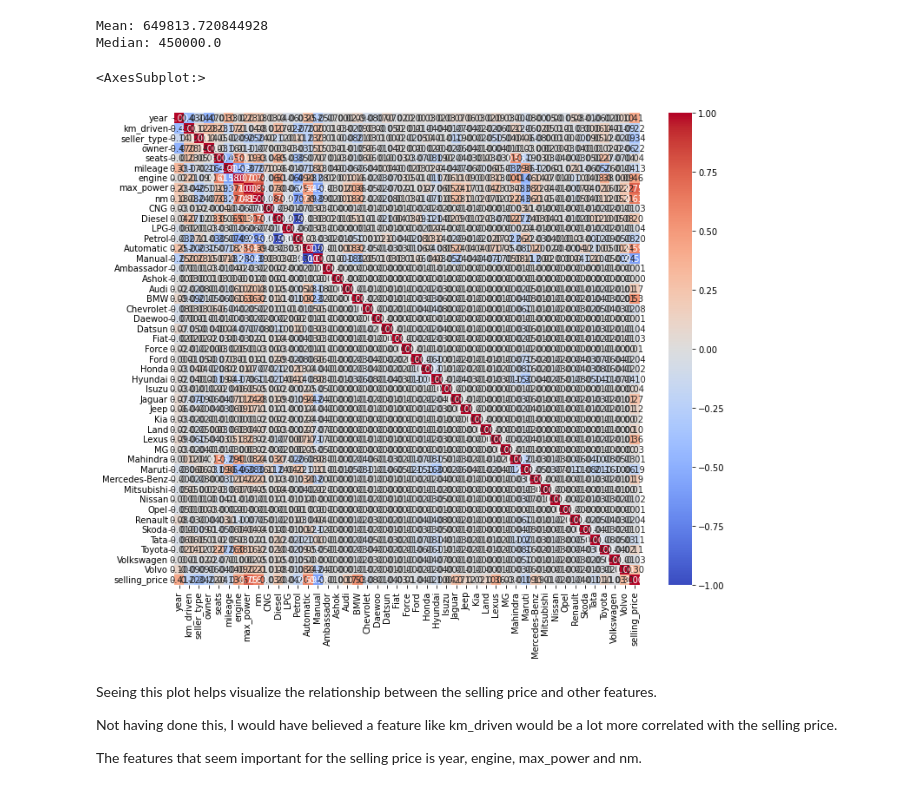
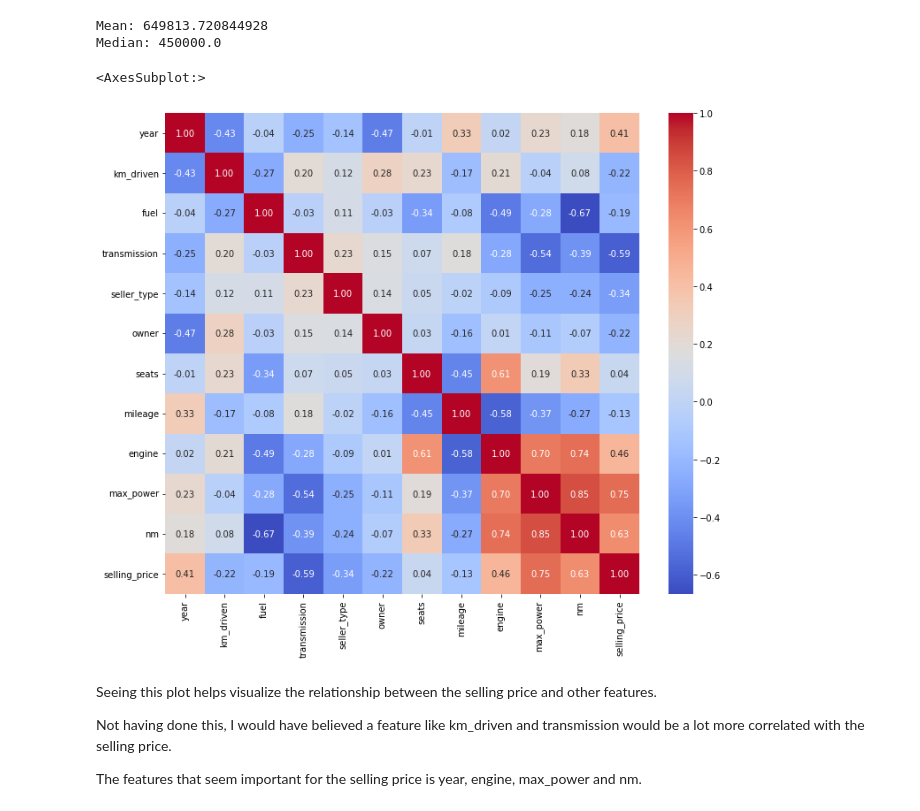
Before and after one commit to mnbuhl/used-car-price, a Jupyter notebook: data_visualization.ipynb, the cells around one changed output. Saved outputs shown, nothing was run; the diff lists cells and outputs as text; code cells hidden in the pictures.

```diff
--- a/data_visualization.ipynb
+++ b/data_visualization.ipynb
@@ -13,0 +11,14 @@ ml_dataset = pd.read_csv('./assets/car-details-for-ml.csv')
+# %%
+dataset = pd.read_csv('./assets/car-details-for-visualization.csv')
+
+print(dataset.columns)
+
+dataset_with_brands = dataset
+
+dataset = dataset.iloc[:, 0:15]
+
+dep_variable = dataset.pop('selling_price')
+
+dataset.insert(len(dataset.columns), 'selling_price', dep_variable)
+
+dataset.head()
@@ -47,13 +57,13 @@ Mean: 649813.720844928
 Median: 450000.0
 # %%
 plt.figure(figsize=(12, 10))
-sns.heatmap(ml_dataset.corr(), annot=True, fmt='.2f', cbar=True, cmap='coolwarm')
+sns.heatmap(dataset.corr(), annot=True, fmt='.2f', cbar=True, cmap='coolwarm')
 # %% [output]
 <AxesSubplot:>
-[figure, old version]
+[figure, new version]
 # %% [markdown]
 Seeing this plot helps visualize the relationship between the selling price and other features.
 
-Not having done this, I would have believed a feature like km_driven would be a lot more correlated with the selling price.
+Not having done this, I would have believed a feature like km_driven and transmission would be a lot more correlated with the selling price.
 
 The features that seem important for the selling price is year, engine, max_power and nm.
```
Also changed, not shown: parts of 4 cells of this notebook, 3 other files.
